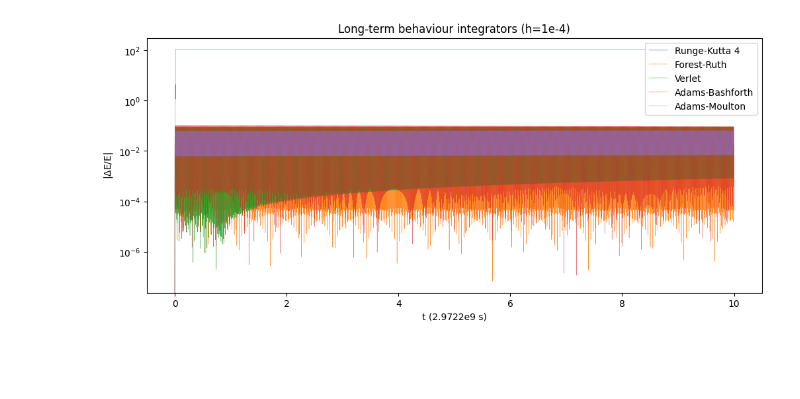
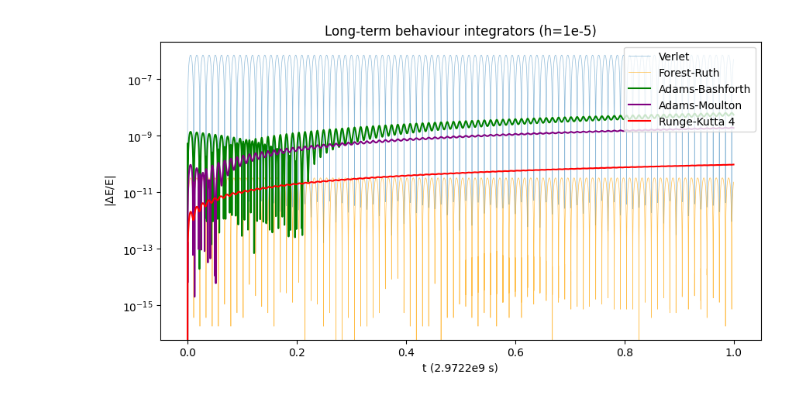
Before and after one commit to Felixverleyen/Projectschets, a Jupyter notebook: long_behaviour.ipynb, the cells around one changed output. Cells and saved outputs as stored; diff of their text form; code cells hidden in the pictures; blank space fills up the shorter version.

Commit message:
Integratoren kloppen + a bijhouden in nbody class

```diff
--- a/long_behaviour.ipynb
+++ b/long_behaviour.ipynb
@@ -1,34 +1,36 @@
 # %%
 import numpy as np
 import matplotlib.pyplot as plt
 
-h= 1e-4
-fig = plt.figure(figsize=(12, 5))
+h= 1e-5
+fig = plt.figure(figsize=(10, 5))
 
-E_AB = np.loadtxt('Adams-BashforthLE.txt', unpack=True)
-E_AM = np.loadtxt('Adams-MoultonLE.txt', unpack=True)
-E_V = np.loadtxt('VerletLE.txt', unpack=True)
-E_RK4 = np.loadtxt('RK4NLE.txt', unpack=True)
-E_FR = np.loadtxt('FRLE.txt', unpack=True)
+E_AB = np.loadtxt('Adams-BashforthE.txt', unpack=True)
+E_AM = np.loadtxt('Adams-MoultonE.txt', unpack=True)
+E_V = np.loadtxt('VerletE.txt', unpack=True)
+E_RK4 = np.loadtxt('RK4NE.txt', unpack=True)
+E_FR = np.loadtxt('FRE.txt', unpack=True)
 t_AB = np.linspace(0, len(E_AB)*h, len(E_AB))
 t_AM = np.linspace(0, len(E_AM)*h, len(E_AM))
 t_V = np.linspace(0, len(E_V)*h, len(E_V))
 t_RK4 = np.linspace(0, len(E_RK4)*h, len(E_RK4))
 t_FR = np.linspace(0, len(E_FR)*h, len(E_FR))
 
 def rel_E(E):
     return np.abs((E-E[0])/E[0])
 
-plt.plot(t_RK4, rel_E(E_RK4), linewidth = 0.3, label='Runge-Kutta 4')
-plt.plot(t_FR, rel_E(E_FR), linewidth = 0.3, label='Forest-Ruth')
-plt.plot(t_V, rel_E(E_V), linewidth = 0.3, label='Verlet')
-plt.plot(t_AB, rel_E(E_AB), linewidth = 0.3, label='Adams-Bashforth', alpha=0.7)
-plt.plot(t_AM, rel_E(E_AM), linewidth = 0.3, label='Adams-Moulton', alpha=0.8)
+plt.plot(t_V, rel_E(E_V), linewidth=0.5, color='C0', label='Verlet', alpha=0.5)
+plt.plot(t_FR, rel_E(E_FR), linewidth=0.5, color='orange', label='Forest-Ruth', alpha=0.7)
+plt.plot(t_AB, rel_E(E_AB), color = 'green', label='Adams-Bashforth')
+plt.plot(t_AM, rel_E(E_AM), color = 'purple', label='Adams-Moulton')
+plt.plot(t_RK4, rel_E(E_RK4), color='red', label='Runge-Kutta 4')
 
-plt.title('Long-term behaviour integrators (h=1e-4)')
+plt.title('Long-term behaviour integrators (h=1e-5)')
 plt.ylabel('|$\Delta$E/E|')
 plt.xlabel('t (2.9722e9 s)')
 plt.legend(loc='upper right')
 plt.yscale('log')
+#plt.ylim(10**(-17), 10**(-1))
+plt.show()
 # %% [output]
-[figure, old version]
+[figure, new version]
```
Also changed, not shown: 2 other files.
